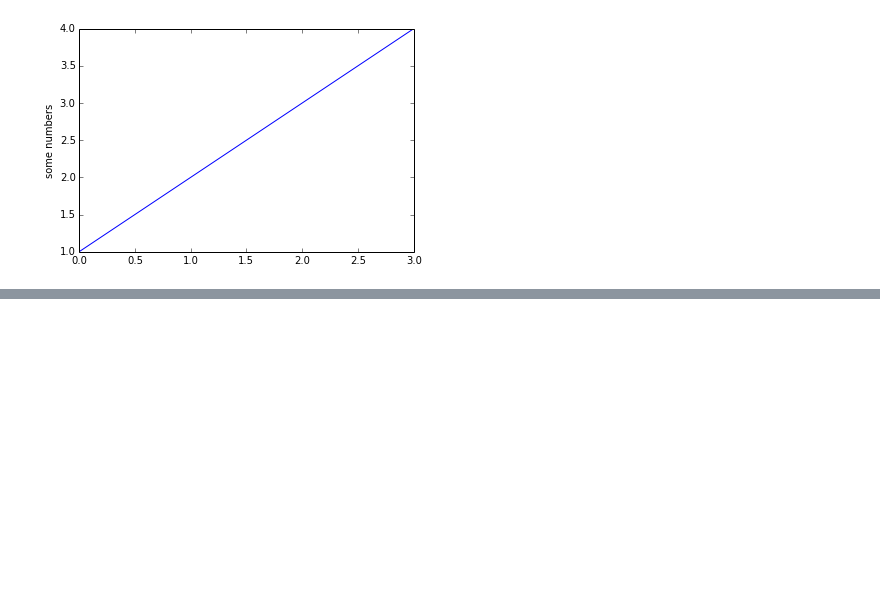
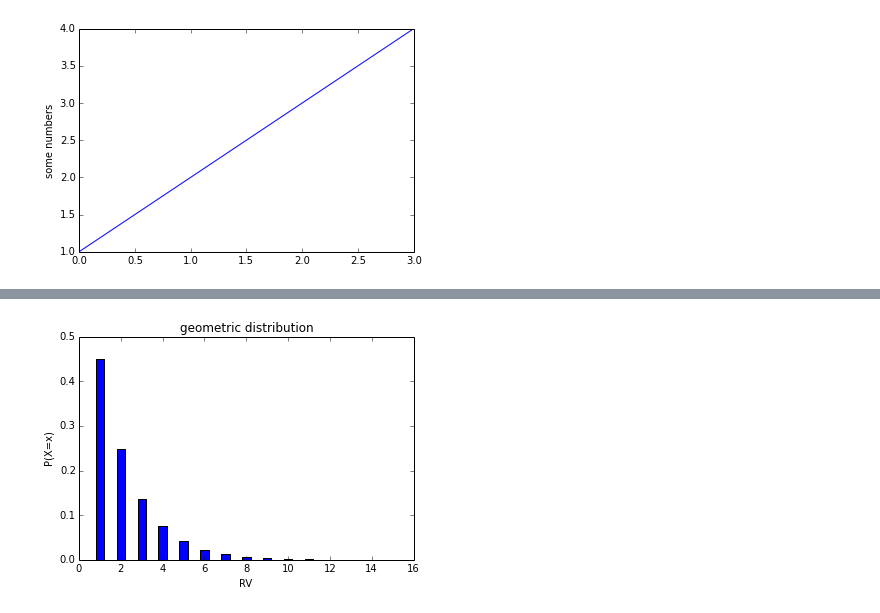
Before and after one commit to allmonday/notebook_ipython, a Jupyter notebook: matplotlib_study.ipynb, the cells around one changed output, grey strips where cells are left out. Saved outputs shown, nothing was run; the diff lists cells and outputs as text; code cells hidden in the pictures; blank space fills up the shorter version.

```diff
--- a/matplotlib_study.ipynb
+++ b/matplotlib_study.ipynb
@@ -11,0 +51,16 @@ plt.show()
+# %%
+from scipy.stats import geom
+rv = geom(0.45)
+
+x = np.arange(-1, 15, 1)
+y = rv.pmf(x)
+
+plt.bar(x-0.2, y, width=0.4)
+
+plt.ylim([0, 0.5])
+plt.title("geometric distribution")
+plt.xlabel("RV")
+plt.ylabel("P(X=x)")
+plt.show()
+# %% [output]
+[figure, added]
```
Also changed, not shown: parts of 7 cells of this notebook, 8 other files.
